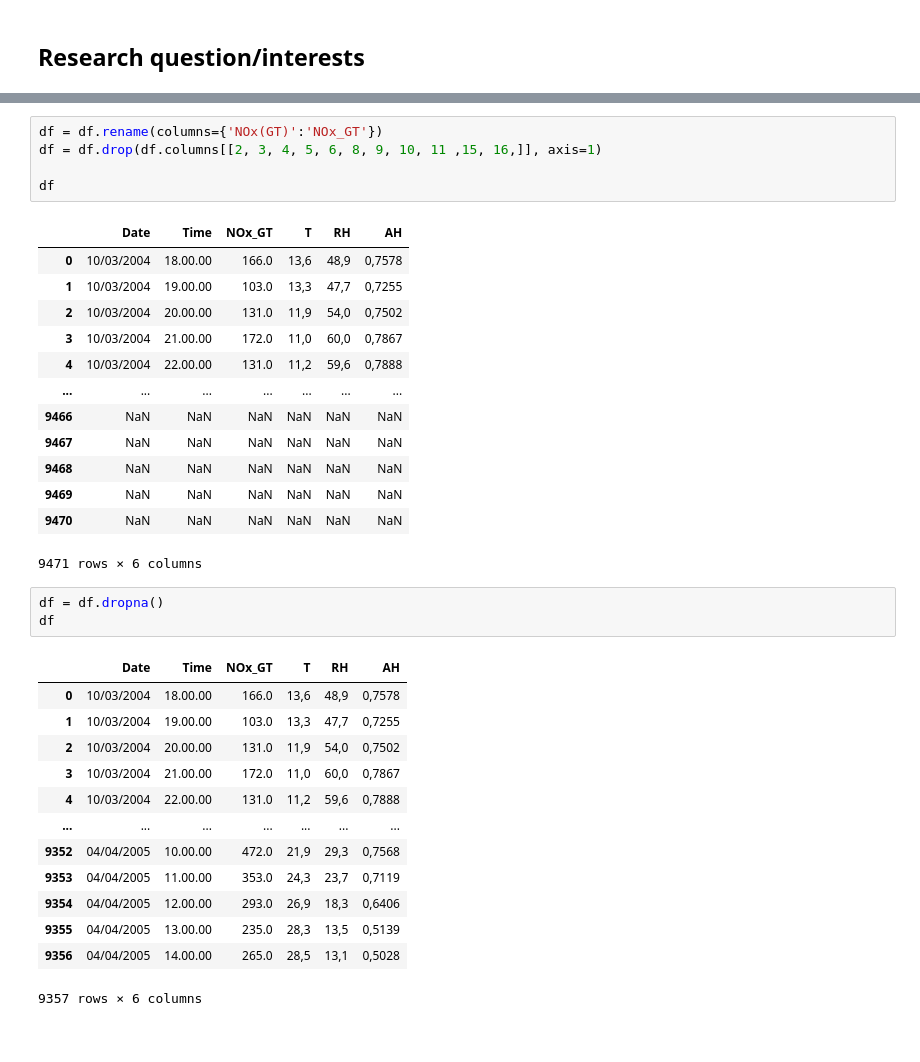
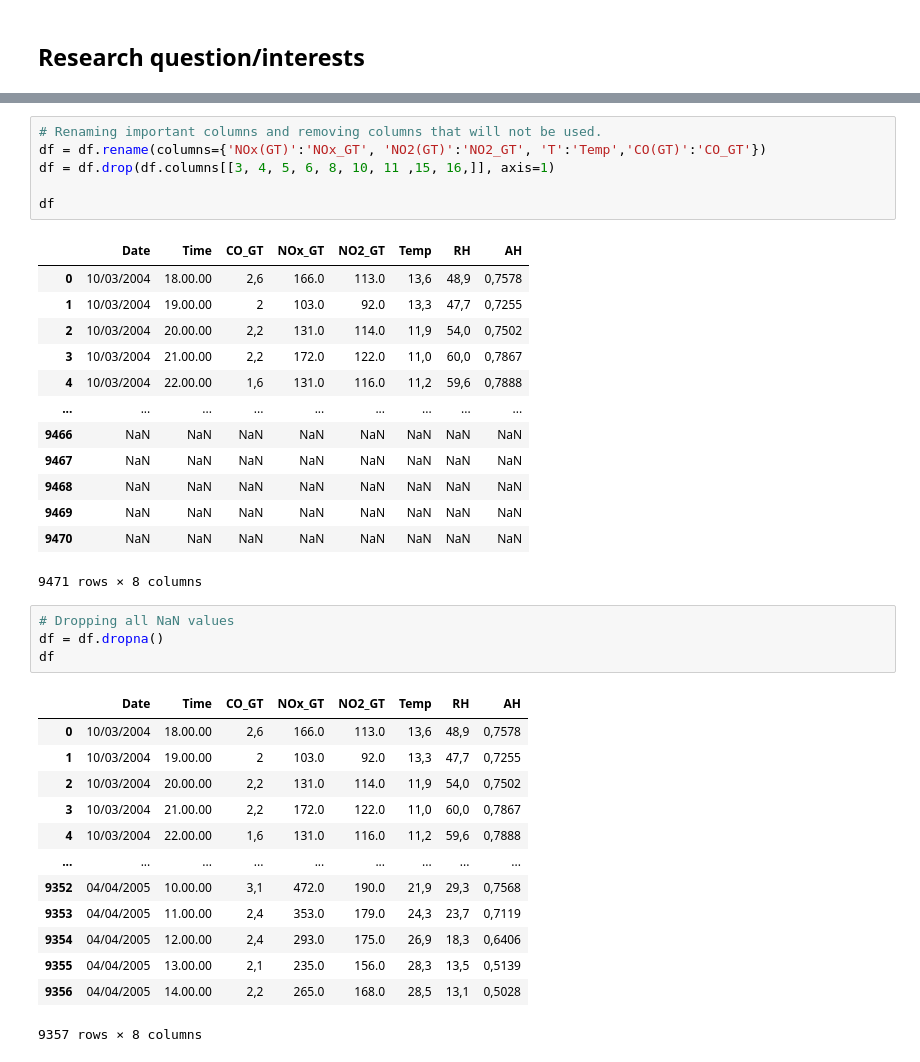
Before and after one commit to ubco-W2022T2-data301/project-group-group59, a Jupyter notebook: analysis/analysis1.ipynb, the cells around one changed output, grey strips where cells are left out. Cells and saved outputs as stored; diff of their text form.

```diff
--- a/analysis/analysis1.ipynb
+++ b/analysis/analysis1.ipynb
@@ -52,36 +98,38 @@ Unnamed: 16
 # %%
-df = df.rename(columns={'NOx(GT)':'NOx_GT'})
-df = df.drop(df.columns[[2, 3, 4, 5, 6, 8, 9, 10, 11 ,15, 16,]], axis=1)
+# Renaming important columns and removing columns that will not be used.
+df = df.rename(columns={'NOx(GT)':'NOx_GT', 'NO2(GT)':'NO2_GT', 'T':'Temp','CO(GT)':'CO_GT'})
+df = df.drop(df.columns[[3, 4, 5, 6, 8, 10, 11 ,15, 16,]], axis=1)
 
 df
 # %% [output]
-|  | Date | Time | NOx_GT | T | RH | AH |
-| 0 | 10/03/2004 | 18.00.00 | 166.0 | 13,6 | 48,9 | 0,7578 |
-| 1 | 10/03/2004 | 19.00.00 | 103.0 | 13,3 | 47,7 | 0,7255 |
-| 2 | 10/03/2004 | 20.00.00 | 131.0 | 11,9 | 54,0 | 0,7502 |
-| 3 | 10/03/2004 | 21.00.00 | 172.0 | 11,0 | 60,0 | 0,7867 |
-| 4 | 10/03/2004 | 22.00.00 | 131.0 | 11,2 | 59,6 | 0,7888 |
-| ... | ... | ... | ... | ... | ... | ... |
-| 9466 | NaN | NaN | NaN | NaN | NaN | NaN |
-| 9467 | NaN | NaN | NaN | NaN | NaN | NaN |
-| 9468 | NaN | NaN | NaN | NaN | NaN | NaN |
-| 9469 | NaN | NaN | NaN | NaN | NaN | NaN |
-| 9470 | NaN | NaN | NaN | NaN | NaN | NaN |
+|  | Date | Time | CO_GT | NOx_GT | NO2_GT | Temp | RH | AH |
+| 0 | 10/03/2004 | 18.00.00 | 2,6 | 166.0 | 113.0 | 13,6 | 48,9 | 0,7578 |
+| 1 | 10/03/2004 | 19.00.00 | 2 | 103.0 | 92.0 | 13,3 | 47,7 | 0,7255 |
+| 2 | 10/03/2004 | 20.00.00 | 2,2 | 131.0 | 114.0 | 11,9 | 54,0 | 0,7502 |
+| 3 | 10/03/2004 | 21.00.00 | 2,2 | 172.0 | 122.0 | 11,0 | 60,0 | 0,7867 |
+| 4 | 10/03/2004 | 22.00.00 | 1,6 | 131.0 | 116.0 | 11,2 | 59,6 | 0,7888 |
+| ... | ... | ... | ... | ... | ... | ... | ... | ... |
+| 9466 | NaN | NaN | NaN | NaN | NaN | NaN | NaN | NaN |
+| 9467 | NaN | NaN | NaN | NaN | NaN | NaN | NaN | NaN |
+| 9468 | NaN | NaN | NaN | NaN | NaN | NaN | NaN | NaN |
+| 9469 | NaN | NaN | NaN | NaN | NaN | NaN | NaN | NaN |
+| 9470 | NaN | NaN | NaN | NaN | NaN | NaN | NaN | NaN |
-9471 rows × 6 columns
+9471 rows × 8 columns
 # %%
+# Dropping all NaN values
 df = df.dropna()
 df
 # %% [output]
-|  | Date | Time | NOx_GT | T | RH | AH |
-| 0 | 10/03/2004 | 18.00.00 | 166.0 | 13,6 | 48,9 | 0,7578 |
-| 1 | 10/03/2004 | 19.00.00 | 103.0 | 13,3 | 47,7 | 0,7255 |
-| 2 | 10/03/2004 | 20.00.00 | 131.0 | 11,9 | 54,0 | 0,7502 |
-| 3 | 10/03/2004 | 21.00.00 | 172.0 | 11,0 | 60,0 | 0,7867 |
-| 4 | 10/03/2004 | 22.00.00 | 131.0 | 11,2 | 59,6 | 0,7888 |
-| ... | ... | ... | ... | ... | ... | ... |
-| 9352 | 04/04/2005 | 10.00.00 | 472.0 | 21,9 | 29,3 | 0,7568 |
-| 9353 | 04/04/2005 | 11.00.00 | 353.0 | 24,3 | 23,7 | 0,7119 |
-| 9354 | 04/04/2005 | 12.00.00 | 293.0 | 26,9 | 18,3 | 0,6406 |
-| 9355 | 04/04/2005 | 13.00.00 | 235.0 | 28,3 | 13,5 | 0,5139 |
-| 9356 | 04/04/2005 | 14.00.00 | 265.0 | 28,5 | 13,1 | 0,5028 |
+|  | Date | Time | CO_GT | NOx_GT | NO2_GT | Temp | RH | AH |
+| 0 | 10/03/2004 | 18.00.00 | 2,6 | 166.0 | 113.0 | 13,6 | 48,9 | 0,7578 |
+| 1 | 10/03/2004 | 19.00.00 | 2 | 103.0 | 92.0 | 13,3 | 47,7 | 0,7255 |
+| 2 | 10/03/2004 | 20.00.00 | 2,2 | 131.0 | 114.0 | 11,9 | 54,0 | 0,7502 |
+| 3 | 10/03/2004 | 21.00.00 | 2,2 | 172.0 | 122.0 | 11,0 | 60,0 | 0,7867 |
+| 4 | 10/03/2004 | 22.00.00 | 1,6 | 131.0 | 116.0 | 11,2 | 59,6 | 0,7888 |
+| ... | ... | ... | ... | ... | ... | ... | ... | ... |
+| 9352 | 04/04/2005 | 10.00.00 | 3,1 | 472.0 | 190.0 | 21,9 | 29,3 | 0,7568 |
+| 9353 | 04/04/2005 | 11.00.00 | 2,4 | 353.0 | 179.0 | 24,3 | 23,7 | 0,7119 |
+| 9354 | 04/04/2005 | 12.00.00 | 2,4 | 293.0 | 175.0 | 26,9 | 18,3 | 0,6406 |
+| 9355 | 04/04/2005 | 13.00.00 | 2,1 | 235.0 | 156.0 | 28,3 | 13,5 | 0,5139 |
+| 9356 | 04/04/2005 | 14.00.00 | 2,2 | 265.0 | 168.0 | 28,5 | 13,1 | 0,5028 |
-9357 rows × 6 columns
+9357 rows × 8 columns
```
Also changed, not shown: parts of 18 cells of this notebook, 1 other file.
